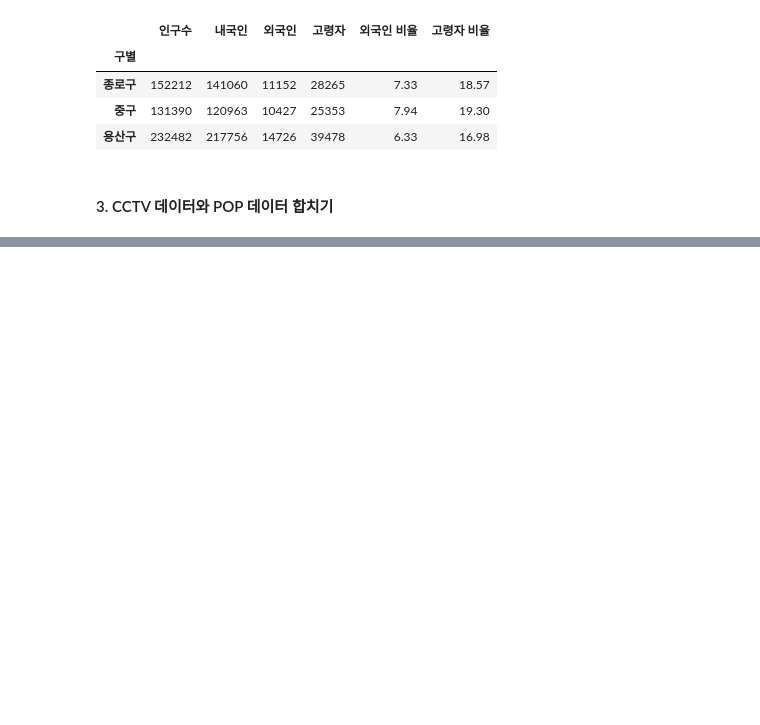
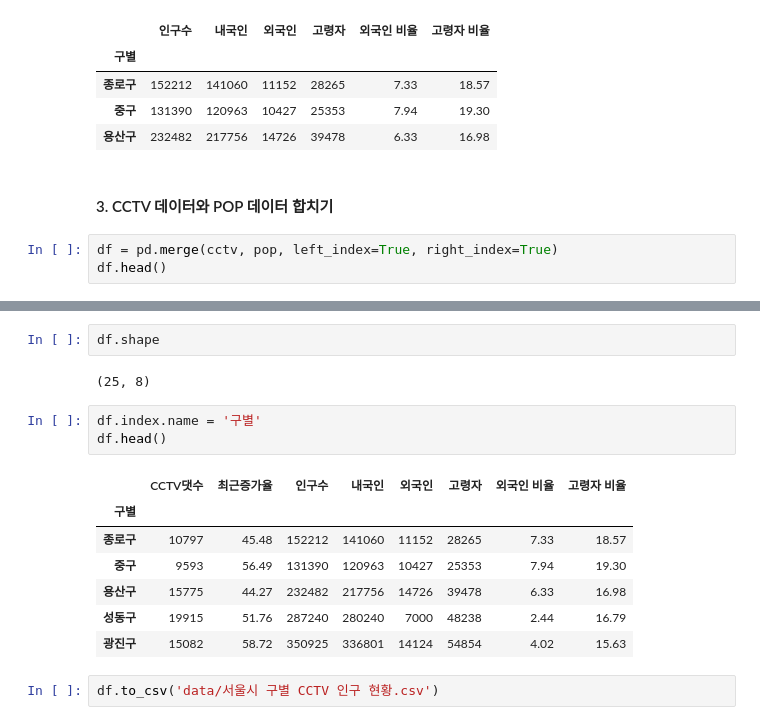
Before and after one commit to ckiekim/DataAnalysis-2023.09, a Jupyter notebook: 02.Pandas/10.서울시CCTV.ipynb, the cells around one changed output, grey strips where cells are left out. Cells and saved outputs as stored; diff of their text form; blank space fills up the shorter version.

```diff
--- a/02.Pandas/10.서울시CCTV.ipynb
+++ b/02.Pandas/10.서울시CCTV.ipynb
@@ -125,3 +125,6 @@ pop.head(3)
 | 용산구 | 232482 | 217756 | 14726 | 39478 | 6.33 | 16.98 |
 # %% [markdown]
 #### 3. CCTV 데이터와 POP 데이터 합치기
+# %%
+df = pd.merge(cctv, pop, left_index=True, right_index=True)
+df.head()
@@ -127,0 +138,17 @@ pop.head(3)
+# %%
+df.shape
+# %% [output]
+(25, 8)
+# %%
+df.index.name = '구별'
+df.head()
+# %% [output]
+|  | CCTV댓수 | 최근증가율 | 인구수 | 내국인 | 외국인 | 고령자 | 외국인 비율 | 고령자 비율 |
+| 구별 |  |  |  |  |  |  |  |  |
+| 종로구 | 10797 | 45.48 | 152212 | 141060 | 11152 | 28265 | 7.33 | 18.57 |
+| 중구 | 9593 | 56.49 | 131390 | 120963 | 10427 | 25353 | 7.94 | 19.30 |
+| 용산구 | 15775 | 44.27 | 232482 | 217756 | 14726 | 39478 | 6.33 | 16.98 |
+| 성동구 | 19915 | 51.76 | 287240 | 280240 | 7000 | 48238 | 2.44 | 16.79 |
+| 광진구 | 15082 | 58.72 | 350925 | 336801 | 14124 | 54854 | 4.02 | 15.63 |
+# %%
+df.to_csv('data/서울시 구별 CCTV 인구 현황.csv')
```
Also changed, not shown: parts of 2 cells of this notebook, 1 other file.
